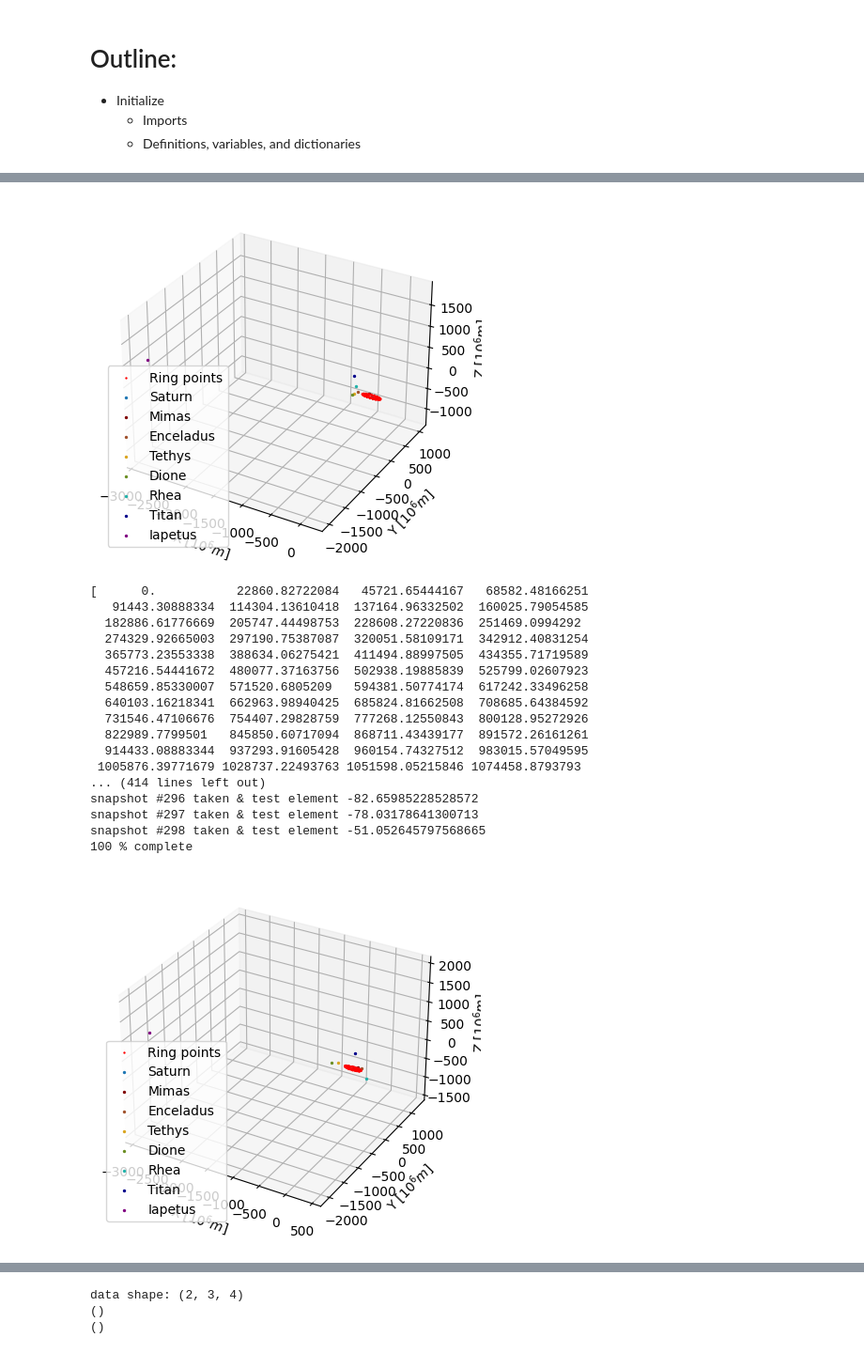
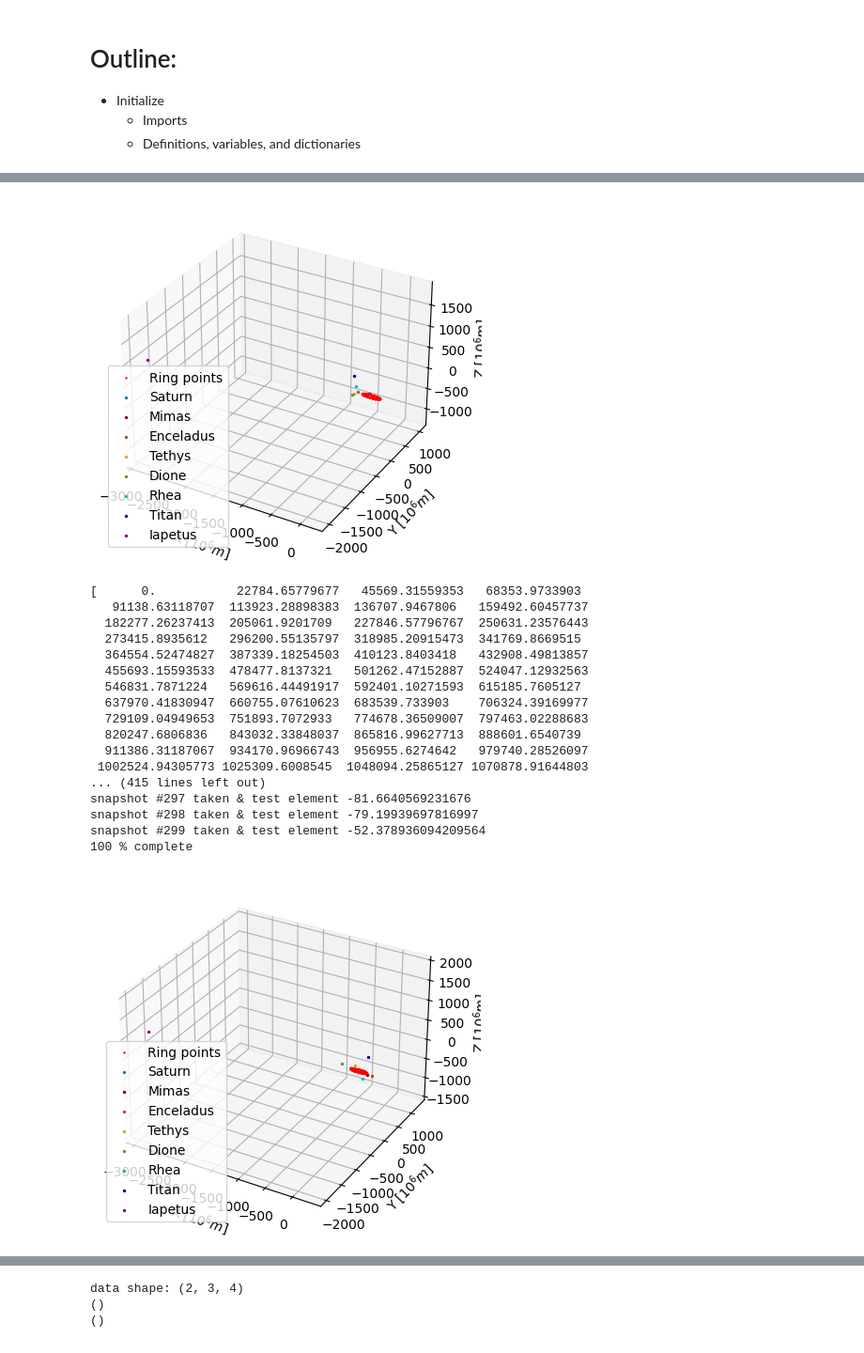
Before and after one commit to HalconDorado/CPr-3BodyProblem, a Jupyter notebook: Extension.ipynb, the cells around one changed output, grey strips where cells are left out. Shown: that part at 94% size. Cells and saved outputs as stored; diff of their text form; code cells hidden in the pictures.

```diff
--- a/Extension.ipynb
+++ b/Extension.ipynb
@@ -388,7 +395,7 @@ def ODESolve(mode, t0, tf, dt, snapshotNumber, initBool=True, limits=[0,0], debu
             tList = np.arange(t0,tf,dt)
             steps = int((tf-t0)/dt)
 
-            snapshotIndices = np.linspace(t0,tf-dt,snapshotNumber)
+            snapshotIndices = np.linspace(t0,tf,snapshotNumber,endpoint=False)
             print(snapshotIndices)
             snapshotIndices = np.round(snapshotIndices/dt)
             snRingRArray = np.zeros((snapshotNumber,3))
@@ -408,14 +415,18 @@ def ODESolve(mode, t0, tf, dt, snapshotNumber, initBool=True, limits=[0,0], debu
                 if i % (int(steps/20)) == 0 and 'progress' in debug:
                     n = int(round(i / steps, 2) * 100)
                     print('{} % complete'.format(n))
-                if snapshotIndices[s] <= i:
-                    moonPositions, saturnPosition = calcBodyPositions(t)
-                    snRingRArray[s] = RingRArray
-                    snRingVArray[s] = RingVArray
-                    snSaturnArray[s] = saturnPosition
-                    snMoonsArray[s] = moonPositions
-                    print('snapshot #{} taken & test element {}'.format(s,snRingRArray[s][0,0]))
-                    s += 1
+                if s>=0:
+                    if snapshotIndices[s] <= i:
+                        moonPositions, saturnPosition = calcBodyPositions(t)
+                        snRingRArray[s] = RingRArray
+                        snRingVArray[s] = RingVArray
+                        snSaturnArray[s] = saturnPosition
+                        snMoonsArray[s] = moonPositions
+                        print('snapshot #{} taken & test element {}'.format(s,snRingRArray[s][0,0]))
+                        if s != snapshotNumber-1:
+                            s += 1
+                        else:
+                            s = -100
 
                 w0 = d2t_r(t, RingRArray,constants0)
                 u1 = RingRArray + dt*RingVArray/2
@@ -457,50 +468,50 @@ def d2t_r(time, inRArray, consts=(),debug=[]):
     return outRingAArray
 test = d2t_r(10, x0)
 #print(test)
 
 numberOfFrames = 300
 Period = MoonsDict.get('period')[6]
 conversion = Period/numberOfFrames/3600/24
 
 XRingRArray, XsnRingRArray, XsnRingVArray, XsnSaturnArray, XsnMoonsArray, XtList, XsnapshotIndices = ODESolve('solve', 0, Period, 10, numberOfFrames)
 
 XRArray = XRingRArray
 XSaturnPos = XsnSaturnArray[-2][0]
 XMoonsPos = XsnMoonsArray[-2]
 ax = plt.figure().add_subplot(projection='3d')
 ax.scatter(XRArray[0], XRArray[1], XRArray[2], s=0.5, label='Ring points',color='red')
 ax.scatter(*XSaturnPos, s = 2, label='Saturn')
 names = MoonsDict.get('name')
 colors = MoonsDict.get('color')
 for i in range(len(colors)):
     ax.scatter(*XMoonsPos[i][0:3], s = 2, label=names[i], color=colors[i])
 ax.legend()
 ax.set_xlabel('X [$10^6 m$]')
 ax.set_ylabel('Y [$10^6 m$]')
 ax.set_zlabel('Z [$10^6 m$]')
 set_axes_equal(ax)
 plt.show()
 # %% [output]
 [figure]
 [figure]
-[      0.           22860.82722084   45721.65444167   68582.48166251
-   91443.30888334  114304.13610418  137164.96332502  160025.79054585
-  182886.61776669  205747.44498753  228608.27220836  251469.0994292
-  274329.92665003  297190.75387087  320051.58109171  342912.40831254
-  365773.23553338  388634.06275421  411494.88997505  434355.71719589
-  457216.54441672  480077.37163756  502938.19885839  525799.02607923
-  548659.85330007  571520.6805209   594381.50774174  617242.33496258
-  640103.16218341  662963.98940425  685824.81662508  708685.64384592
-  731546.47106676  754407.29828759  777268.12550843  800128.95272926
-  822989.7799501   845850.60717094  868711.43439177  891572.26161261
-  914433.08883344  937293.91605428  960154.74327512  983015.57049595
- 1005876.39771679 1028737.22493763 1051598.05215846 1074458.8793793
-... (414 lines left out)
-snapshot #296 taken & test element -82.65985228528572
-snapshot #297 taken & test element -78.03178641300713
-snapshot #298 taken & test element -51.052645797568665
+[      0.           22784.65779677   45569.31559353   68353.9733903
+   91138.63118707  113923.28898383  136707.9467806   159492.60457737
+  182277.26237413  205061.9201709   227846.57796767  250631.23576443
+  273415.8935612   296200.55135797  318985.20915473  341769.8669515
+  364554.52474827  387339.18254503  410123.8403418   432908.49813857
+  455693.15593533  478477.8137321   501262.47152887  524047.12932563
+  546831.7871224   569616.44491917  592401.10271593  615185.7605127
+  637970.41830947  660755.07610623  683539.733903    706324.39169977
+  729109.04949653  751893.7072933   774678.36509007  797463.02288683
+  820247.6806836   843032.33848037  865816.99627713  888601.6540739
+  911386.31187067  934170.96966743  956955.6274642   979740.28526097
+ 1002524.94305773 1025309.6008545  1048094.25865127 1070878.91644803
+... (415 lines left out)
+snapshot #297 taken & test element -81.6640569231676
+snapshot #298 taken & test element -79.19939697816997
+snapshot #299 taken & test element -52.378936094209564
 100 % complete
-[figure, old version]
+[figure, new version]
 # %%
 import matplotlib.animation as animation
 from IPython import display
```
Also changed, not shown: parts of 4 cells of this notebook.
